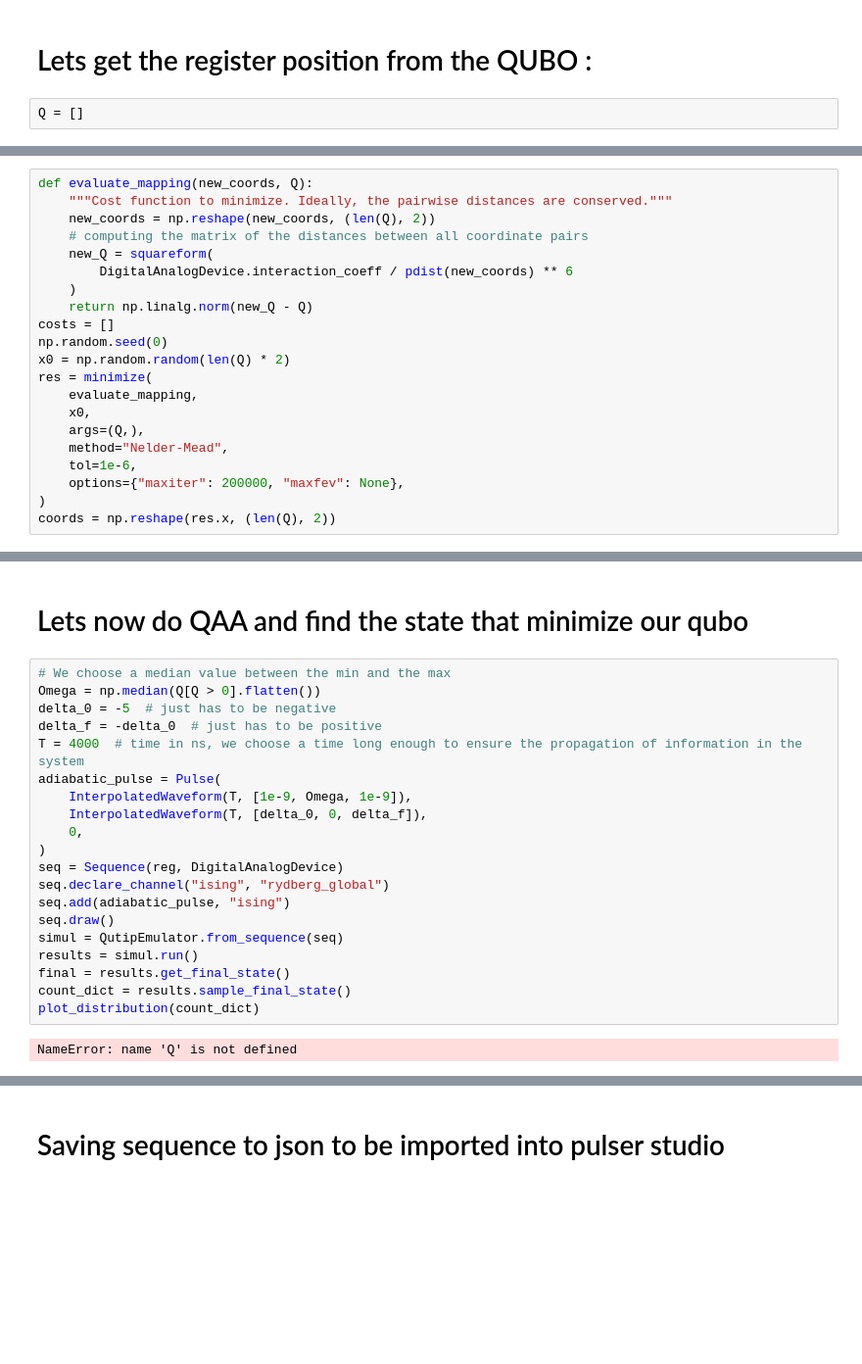
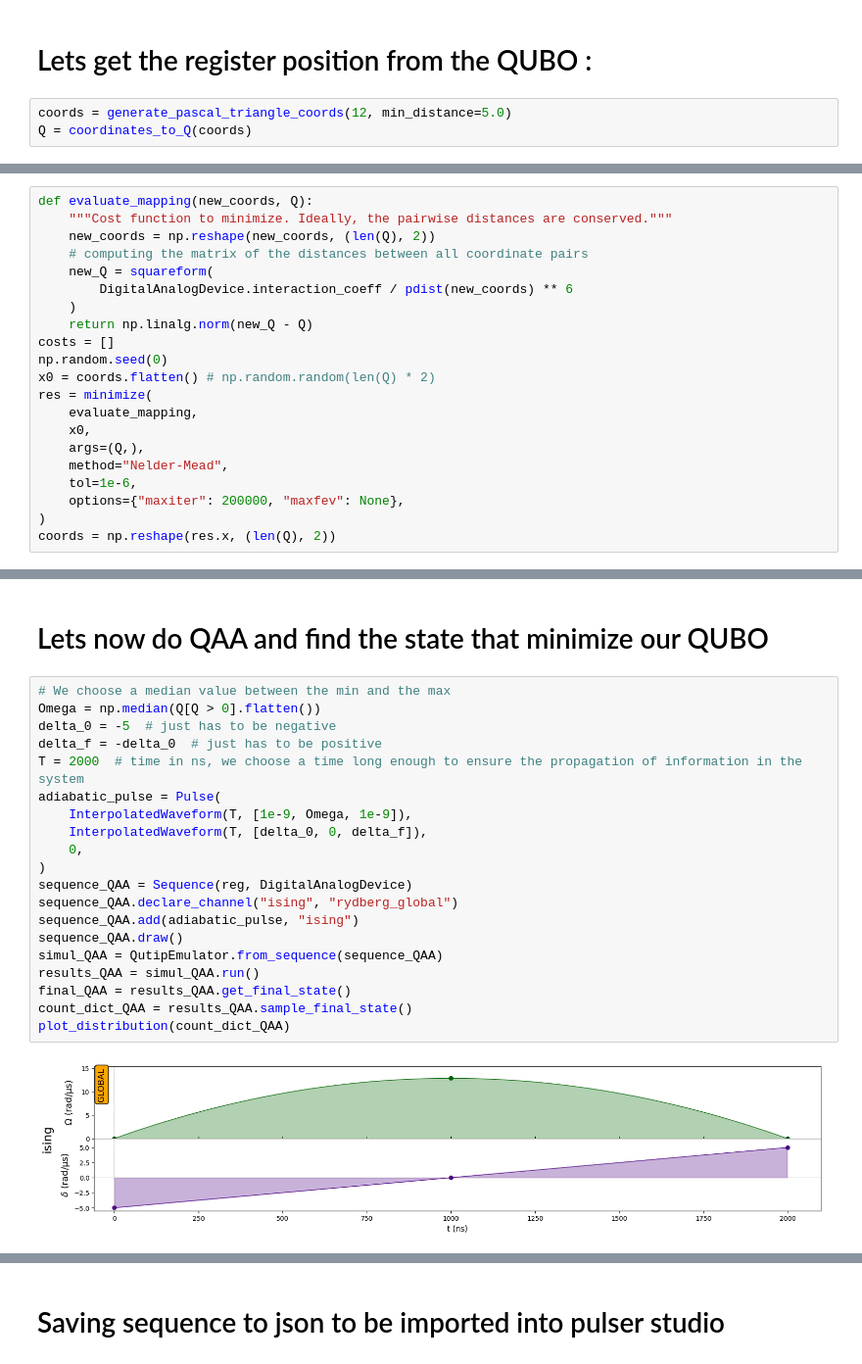
Before and after one commit to Kuift/Pasqal_0419, a Jupyter notebook: 414/submission.ipynb, the cells around one changed output, grey strips where cells are left out. Shown at 98% size. Drawn from its saved outputs; the diff is of its cells as text; blank space fills up the shorter version.

```diff
--- a/414/submission.ipynb
+++ b/414/submission.ipynb
@@ -20,4 +105,5 @@ def plot_distribution(C):
 # %% [markdown]
 # Lets get the register position from the QUBO :
 # %%
-Q = []
+coords = generate_pascal_triangle_coords(12, min_distance=5.0)
+Q = coordinates_to_Q(coords)
@@ -32,7 +133,7 @@ def evaluate_mapping(new_coords, Q):
     return np.linalg.norm(new_Q - Q)
 costs = []
 np.random.seed(0)
-x0 = np.random.random(len(Q) * 2)
+x0 = coords.flatten() # np.random.random(len(Q) * 2)
 res = minimize(
     evaluate_mapping,
     x0,
@@ -55,24 +156,24 @@ reg.draw(
 # %% [markdown]
-# Lets now do QAA and find the state that minimize our qubo
+# Lets now do QAA and find the state that minimize our QUBO
 # %%
 # We choose a median value between the min and the max
 Omega = np.median(Q[Q > 0].flatten())
 delta_0 = -5  # just has to be negative
 delta_f = -delta_0  # just has to be positive
-T = 4000  # time in ns, we choose a time long enough to ensure the propagation of information in the system
+T = 2000  # time in ns, we choose a time long enough to ensure the propagation of information in the system
 adiabatic_pulse = Pulse(
     InterpolatedWaveform(T, [1e-9, Omega, 1e-9]),
     InterpolatedWaveform(T, [delta_0, 0, delta_f]),
     0,
 )
-seq = Sequence(reg, DigitalAnalogDevice)
-seq.declare_channel("ising", "rydberg_global")
-seq.add(adiabatic_pulse, "ising")
-seq.draw()
-simul = QutipEmulator.from_sequence(seq)
-results = simul.run()
-final = results.get_final_state()
-count_dict = results.sample_final_state()
-plot_distribution(count_dict)
+sequence_QAA = Sequence(reg, DigitalAnalogDevice)
+sequence_QAA.declare_channel("ising", "rydberg_global")
+sequence_QAA.add(adiabatic_pulse, "ising")
+sequence_QAA.draw()
+simul_QAA = QutipEmulator.from_sequence(sequence_QAA)
+results_QAA = simul_QAA.run()
+final_QAA = results_QAA.get_final_state()
+count_dict_QAA = results_QAA.sample_final_state()
+plot_distribution(count_dict_QAA)
 # %% [output]
-NameError: name 'Q' is not defined
+[figure, added]
```
Also changed, not shown: parts of 24 cells of this notebook.
